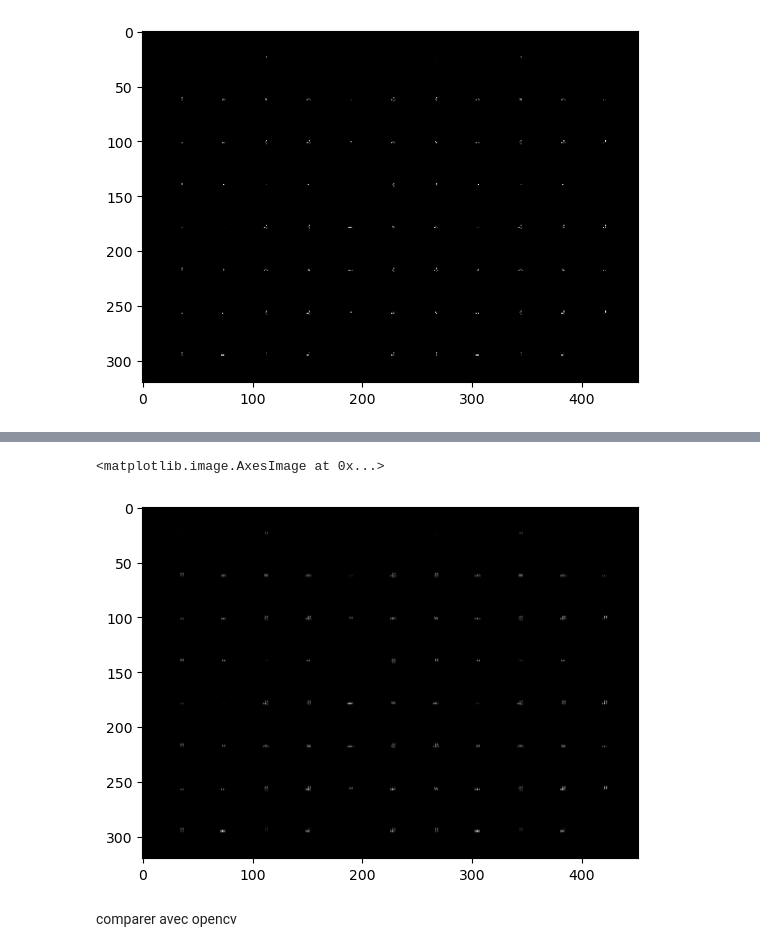
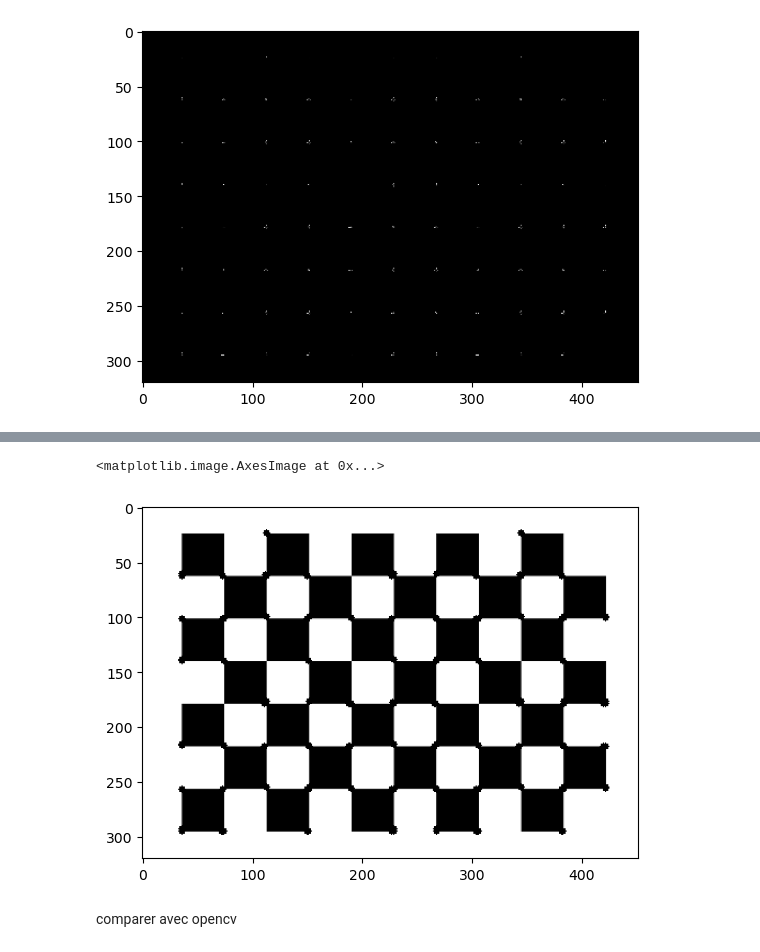
Before and after one commit to imadBO/Digital-Image-Processing, a Jupyter notebook: TP4/TP 4 - Descripteurs d'images.ipynb, the cells around one changed output, grey strips where cells are left out. Saved outputs shown, nothing was run; the diff lists cells and outputs as text; code cells hidden in the pictures.

```diff
--- a/TP4/TP 4 - Descripteurs d'images.ipynb
+++ b/TP4/TP 4 - Descripteurs d'images.ipynb
@@ -320,10 +276,19 @@ plt.imshow(imgXY,cmap='gray')
-# %%
-# Applying gauss filter to the image (Iy Ix).
-imgYX=convolution(yxImg,gaussianMask,1)
-plt.imshow(imgYX,cmap='gray')
-# %% [output]
-<matplotlib.image.AxesImage at 0x...>
-[figure, removed]
+# %%
+# Harris Function
+harris = xDerivativePow2 * yDerivativePow2 - np.square(imgXY) - 0.12 * np.square(xDerivativePow2 + yDerivativePow2) # r(harris) = det - k*(trace**2)
+# Normalizing inside (0-1)
+cv.normalize(harris, harris, 0, 1, cv.NORM_MINMAX)
+# find all points above threshold (nonmax supression line)
+threshold = 0.25
+loc = np.where(harris >= threshold)
+# drawing filtered points
+copy = image.copy()
+for pt in zip(*loc[::-1]):
+    cv.circle(copy, pt, 3, (0, 0, 255), -1)
+plt.imshow(copy, cmap='gray')
+# %% [output]
+<matplotlib.image.AxesImage at 0x...>
+[figure, added]
 # %% [markdown]
 comparer avec opencv
 # %%
```
Also changed, not shown: parts of 10 cells of this notebook.
